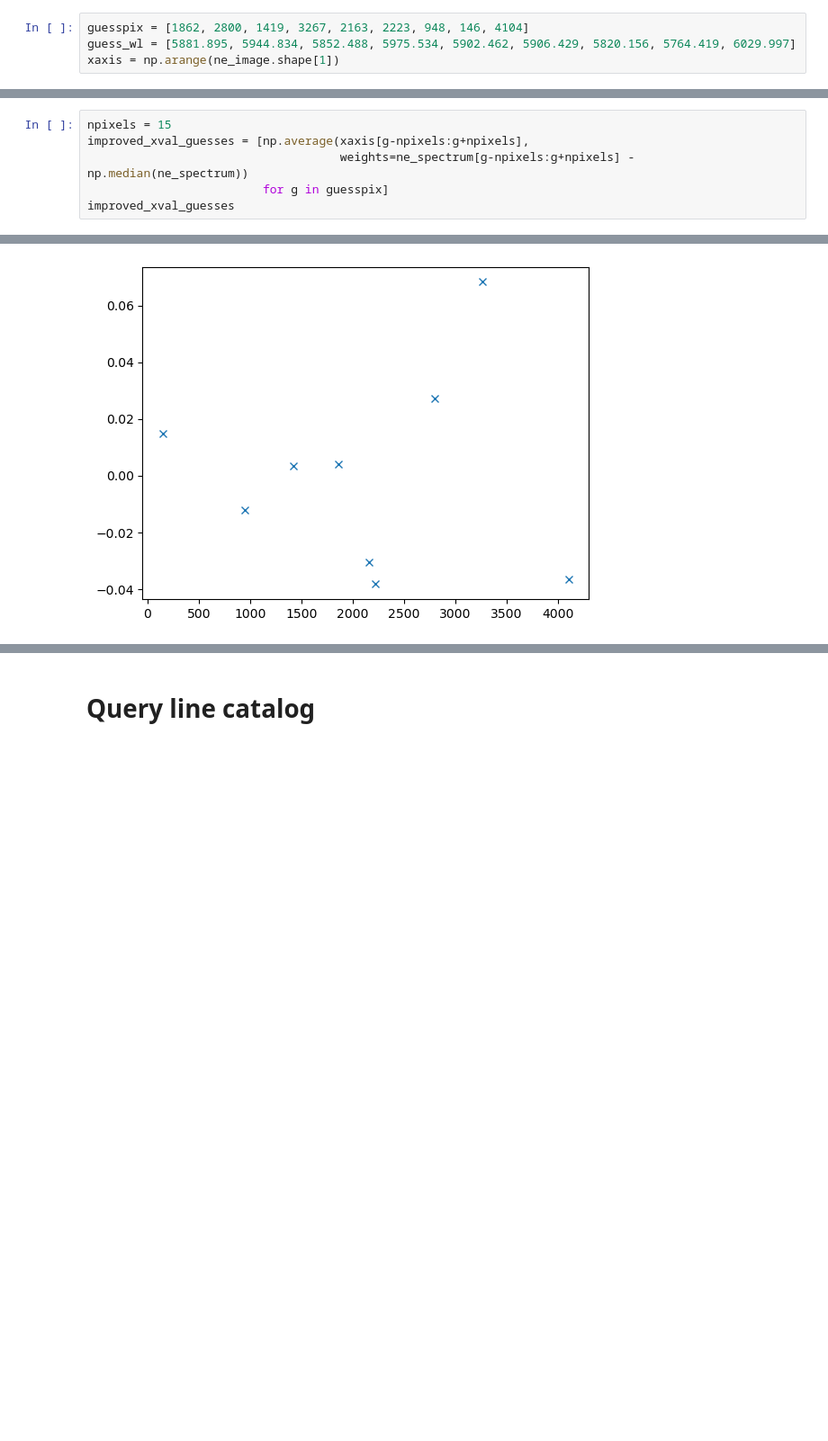
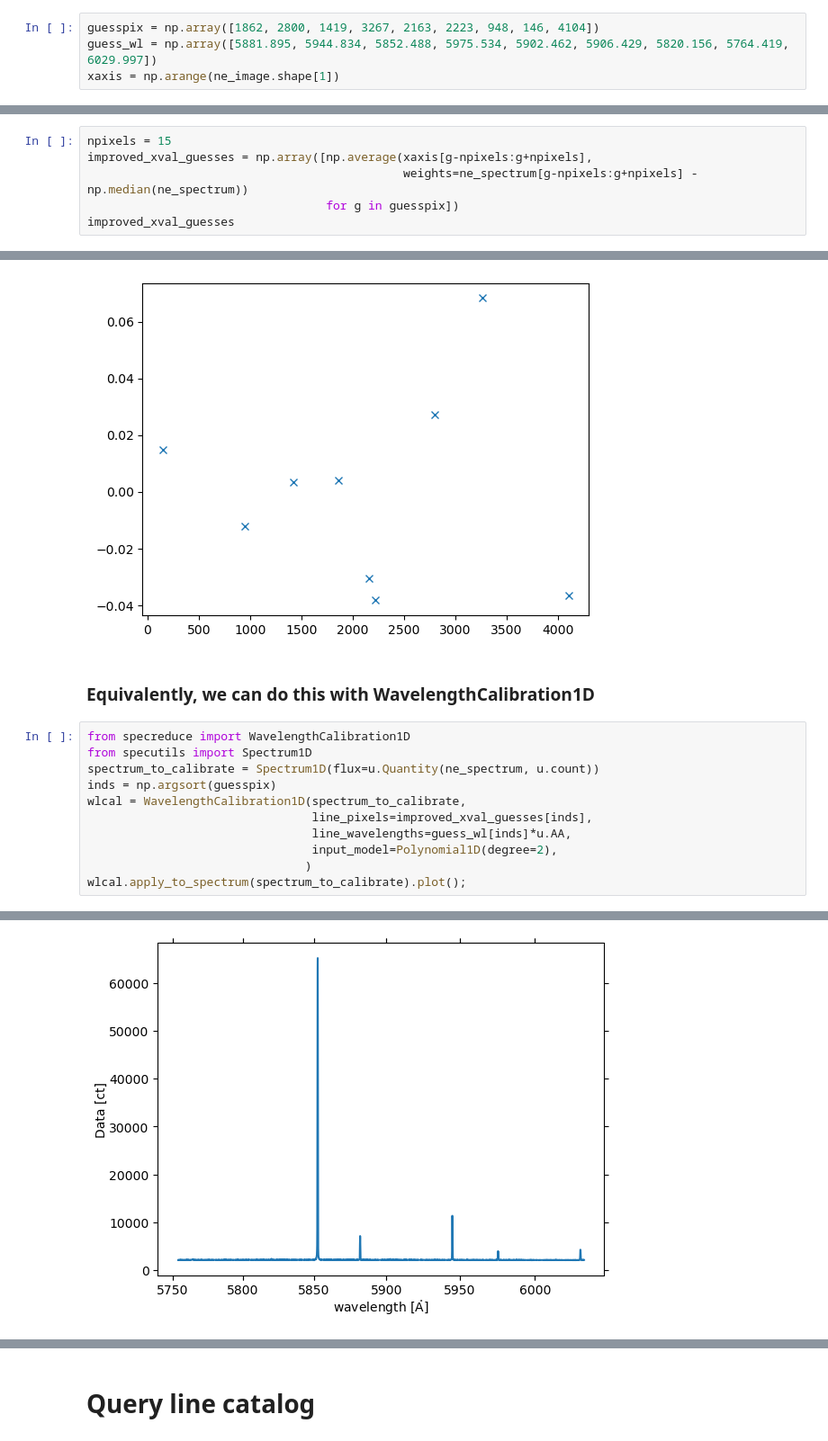
Before and after one commit to keflavich/AST4723-Public-Materials, a Jupyter notebook: spectroscopy/LongSlitReduction_WavelengthCalibration.ipynb, the cells around one changed output, grey strips where cells are left out. Shown at 90% size. Cells and saved outputs as stored; diff of their text form; blank space fills up the shorter version.

```diff
--- a/spectroscopy/LongSlitReduction_WavelengthCalibration.ipynb
+++ b/spectroscopy/LongSlitReduction_WavelengthCalibration.ipynb
@@ -22,8 +22,8 @@ pl.plot(solar_image[1200, :]);
 # %% [markdown]
 # Input initial guesses
 # %%
-guesspix = [1862, 2800, 1419, 3267, 2163, 2223, 948, 146, 4104]
-guess_wl = [5881.895, 5944.834, 5852.488, 5975.534, 5902.462, 5906.429, 5820.156, 5764.419, 6029.997]
+guesspix = np.array([1862, 2800, 1419, 3267, 2163, 2223, 948, 146, 4104])
+guess_wl = np.array([5881.895, 5944.834, 5852.488, 5975.534, 5902.462, 5906.429, 5820.156, 5764.419, 6029.997])
 xaxis = np.arange(ne_image.shape[1])
 # %% [markdown]
 ## Fit initial guesses
@@ -42,8 +42,8 @@ linfit_wlmodel
 ## Improve guesses
 # %%
 npixels = 15
-improved_xval_guesses = [np.average(xaxis[g-npixels:g+npixels],
-                                    weights=ne_spectrum[g-npixels:g+npixels] - np.median(ne_spectrum))
-                         for g in guesspix]
+improved_xval_guesses = np.array([np.average(xaxis[g-npixels:g+npixels],
+                                             weights=ne_spectrum[g-npixels:g+npixels] - np.median(ne_spectrum))
+                                  for g in guesspix])
 improved_xval_guesses
 # %% [output]
@@ -95,3 +89,17 @@ pl.plot(improved_xval_guesses, (guess_wl - fitted_polymodel(improved_xval_guesse
 [<matplotlib.lines.Line2D at 0x...>]
 [figure]
 [figure]
+# %% [markdown]
+### Equivalently, we can do this with WavelengthCalibration1D
+# %%
+from specreduce import WavelengthCalibration1D
+from specutils import Spectrum1D
+spectrum_to_calibrate = Spectrum1D(flux=u.Quantity(ne_spectrum, u.count))
+inds = np.argsort(guesspix)
+wlcal = WavelengthCalibration1D(spectrum_to_calibrate,
+                                line_pixels=improved_xval_guesses[inds],
+                                line_wavelengths=guess_wl[inds]*u.AA,
+                                input_model=Polynomial1D(degree=2),
+                               )
+wlcal.apply_to_spectrum(spectrum_to_calibrate).plot();
+# %% [output]
@@ -97,0 +107 @@ pl.plot(improved_xval_guesses, (guess_wl - fitted_polymodel(improved_xval_guesse
+[figure, added]
```
Also changed, not shown: parts of 72 cells of this notebook, 14 other files.
